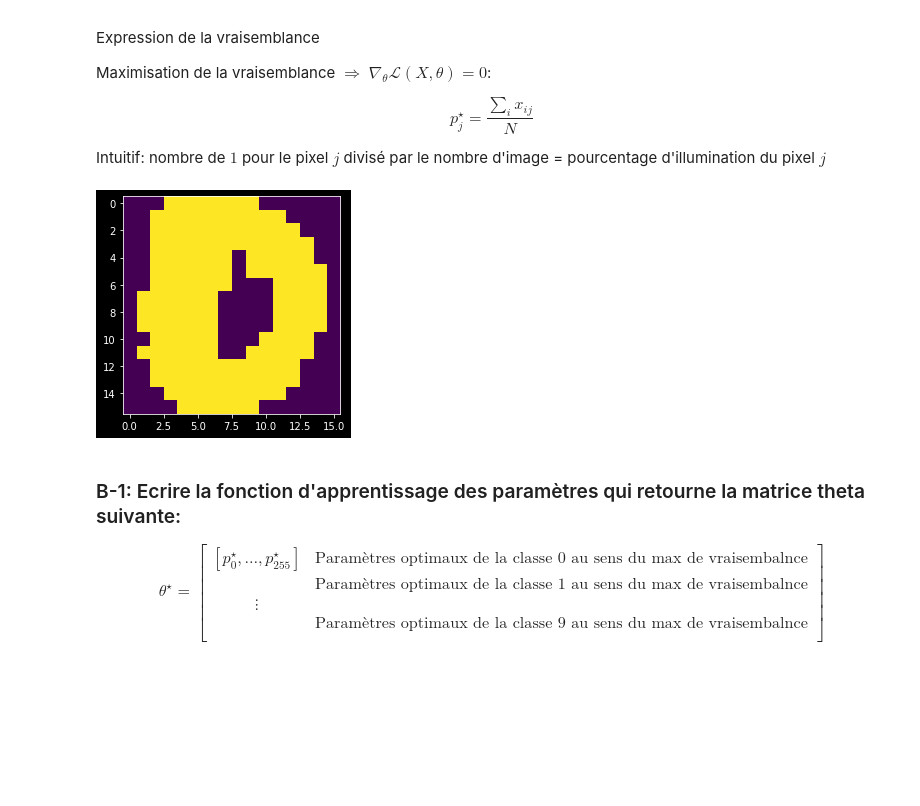
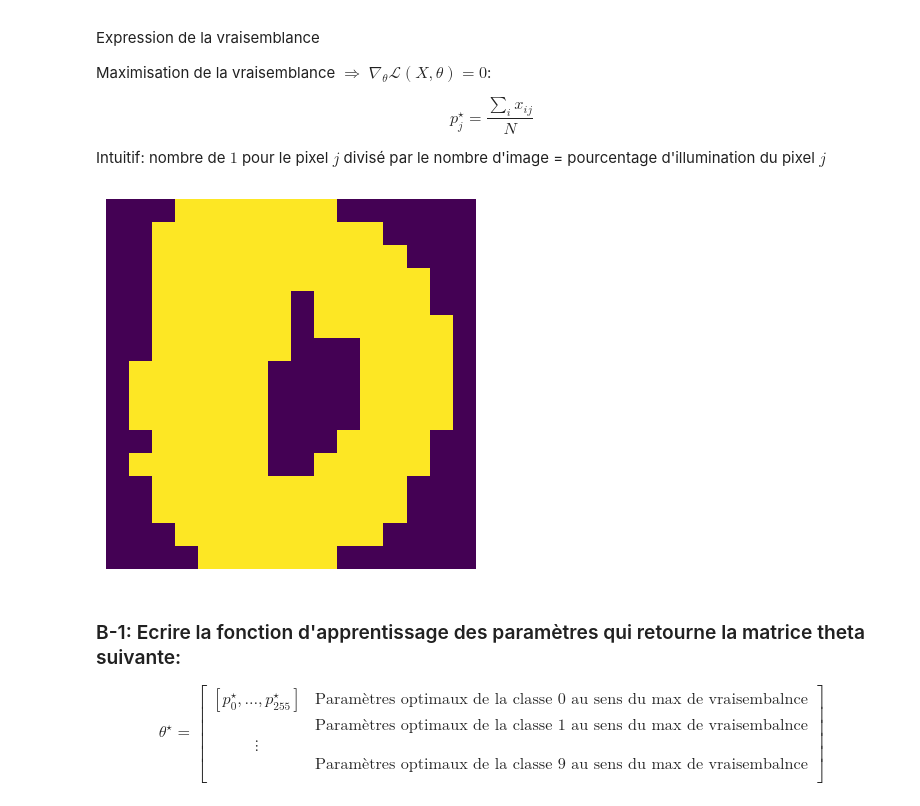
Before and after one commit to White-On/MAPSI_TME_2022, a Jupyter notebook: TME3/enonce-2020/tme3.ipynb, the cells around one changed output. Saved outputs shown, nothing was run; the diff lists cells and outputs as text; code cells hidden in the pictures; blank space fills up the shorter version.

```diff
--- a/TME3/enonce-2020/tme3.ipynb
+++ b/TME3/enonce-2020/tme3.ipynb
@@ -365,15 +365,16 @@ Intuitif: nombre de $1$ pour le pixel $j$ divisé par le nombre d'image = pource
 # %%
 # binarisation des images pour coller avec l'hypothèse de Bernoulli:
 
 Xb_train = np.where(X_train>0, 1, 0)
 Xb_test  = np.where(X_test>0, 1, 0)
 
 # affichage d'une image binaire:
 plt.figure()
 plt.imshow(Xb_train[0].reshape(16,16))
+plt.axis("off")
 plt.show()
 # %% [output]
-[figure, old version]
+[figure, new version]
 # %% [markdown]
 ### B-1: Ecrire la fonction d'apprentissage des paramètres qui retourne la matrice theta suivante:
 
```
Also changed, not shown: parts of 8 cells of this notebook.
